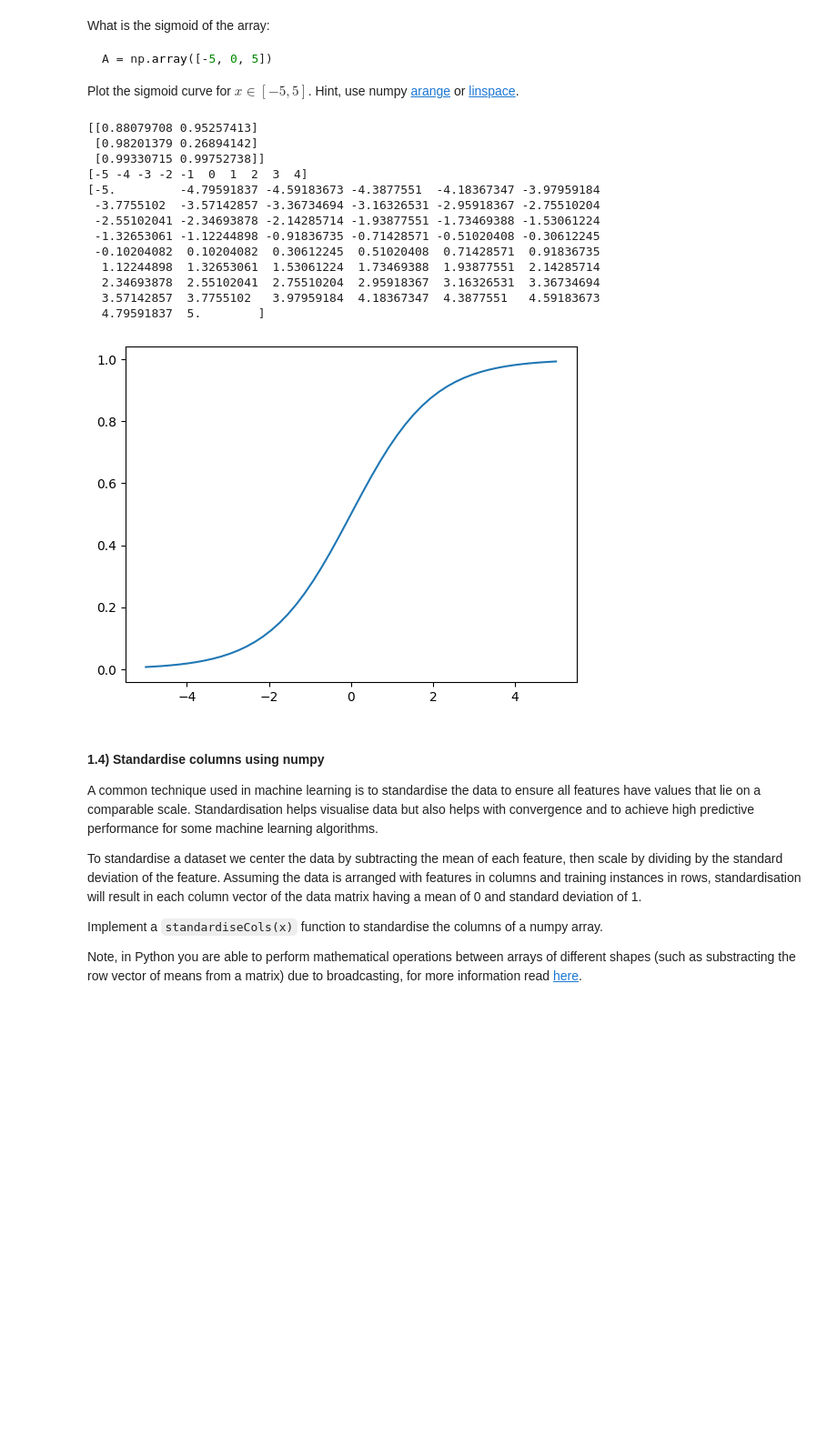
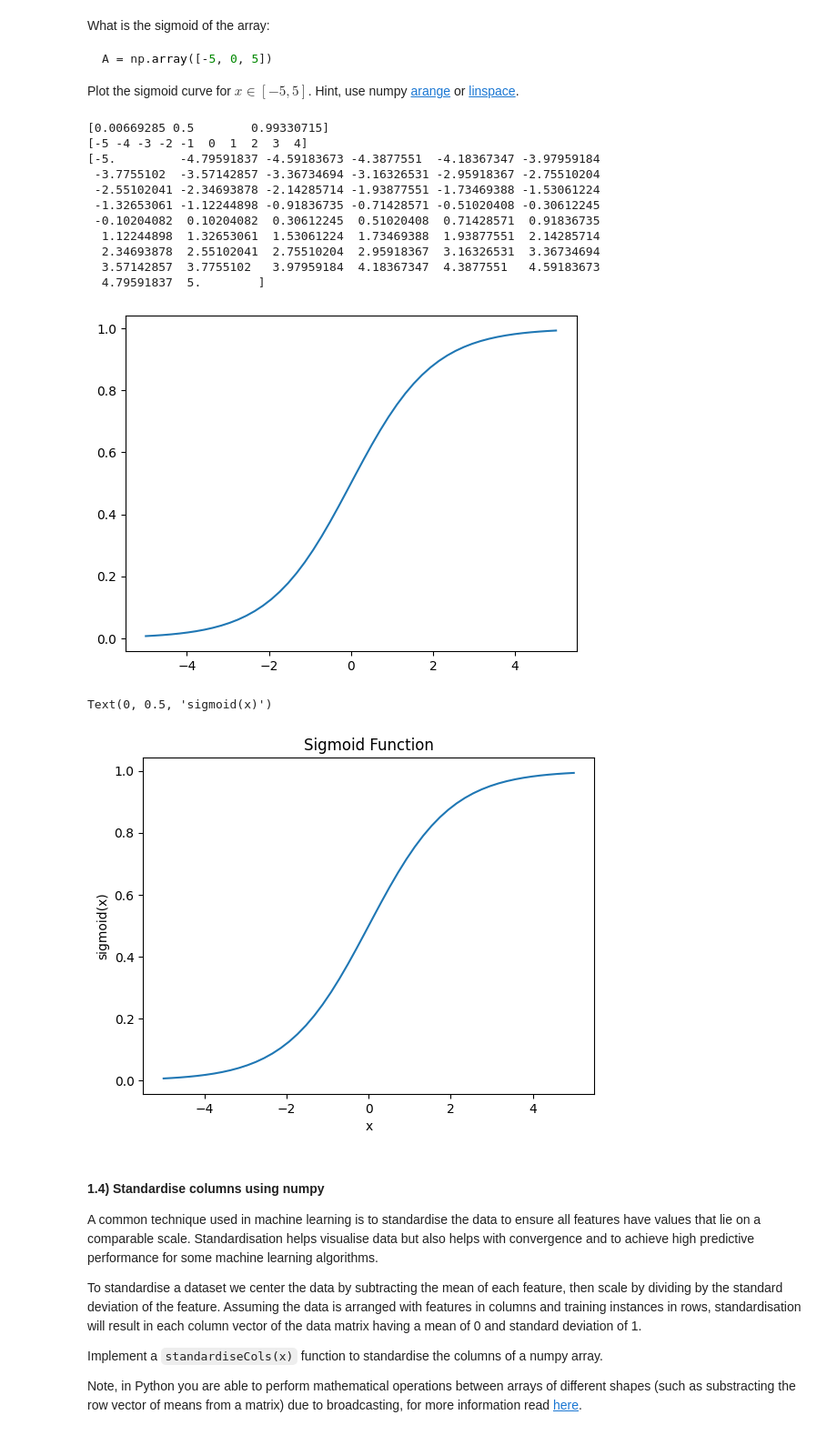
Before and after one commit to NunoAlberto/ML-Labs, a Jupyter notebook: lab1/lab1-intro_to_numpy_scikitlearn.ipynb, the cells around one changed output. Shown at 91% size. Drawn from its saved outputs; the diff is of its cells as text; code cells hidden in the pictures; blank space fills up the shorter version.

```diff
--- a/lab1/lab1-intro_to_numpy_scikitlearn.ipynb
+++ b/lab1/lab1-intro_to_numpy_scikitlearn.ipynb
@@ -234,33 +246,43 @@ A = np.array([-5, 0, 5])
 Plot the sigmoid curve for $ x \in [-5, 5] $. Hint, use numpy [arange](https://numpy.org/doc/stable/reference/generated/numpy.arange.html) or [linspace](https://numpy.org/doc/stable/reference/generated/numpy.linspace.html).
 # %%
 # write your code here
+
+A = np.array([-5, 0, 5])
 
 sig = sigmoid(A)
 print(sig)
 
 range = np.arange(-5,5)
 print(range)
 
 Xaxis = np.linspace(-5,5)
 print(Xaxis)
 
 plt.plot(Xaxis, sigmoid(Xaxis))
 plt.show()
+
+fig, ax = plt.subplots()
+ax.plot(Xaxis, sigmoid(Xaxis))
+ax.set_title('Sigmoid Function')
+ax.set_xlabel('x')
+ax.set_ylabel('sigmoid(x)')
+
+#answer checked
 # %% [output]
-[[0.88079708 0.95257413]
- [0.98201379 0.26894142]
- [0.99330715 0.99752738]]
+[0.00669285 0.5        0.99330715]
 [-5 -4 -3 -2 -1  0  1  2  3  4]
 [-5.         -4.79591837 -4.59183673 -4.3877551  -4.18367347 -3.97959184
  -3.7755102  -3.57142857 -3.36734694 -3.16326531 -2.95918367 -2.75510204
  -2.55102041 -2.34693878 -2.14285714 -1.93877551 -1.73469388 -1.53061224
  -1.32653061 -1.12244898 -0.91836735 -0.71428571 -0.51020408 -0.30612245
  -0.10204082  0.10204082  0.30612245  0.51020408  0.71428571  0.91836735
   1.12244898  1.32653061  1.53061224  1.73469388  1.93877551  2.14285714
   2.34693878  2.55102041  2.75510204  2.95918367  3.16326531  3.36734694
   3.57142857  3.7755102   3.97959184  4.18367347  4.3877551   4.59183673
   4.79591837  5.        ]
 [figure]
+Text(0, 0.5, 'sigmoid(x)')
+[figure, added]
 # %% [markdown]
 #### 1.4) Standardise columns using numpy
 
```
Also changed, not shown: parts of 11 cells of this notebook.
